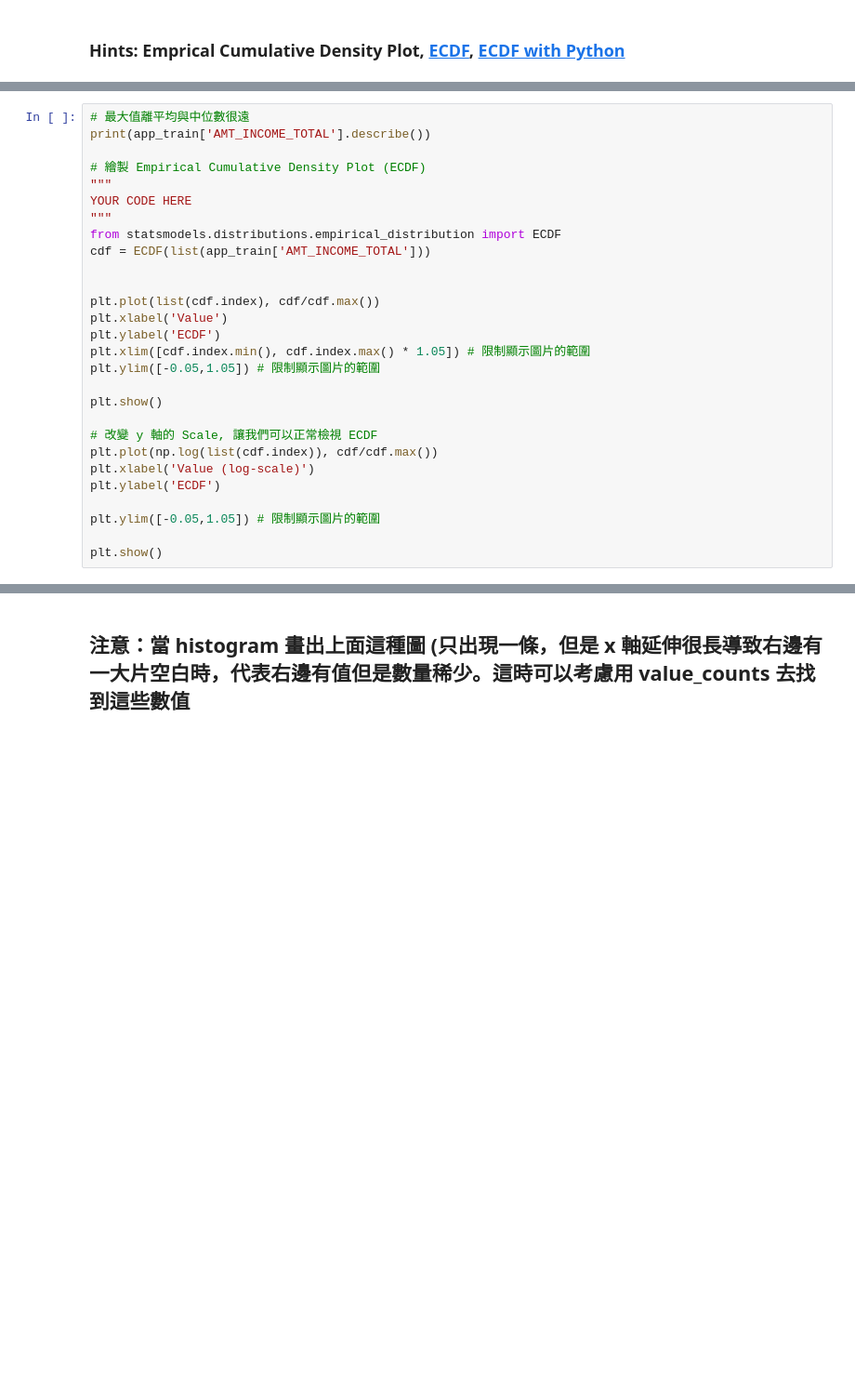
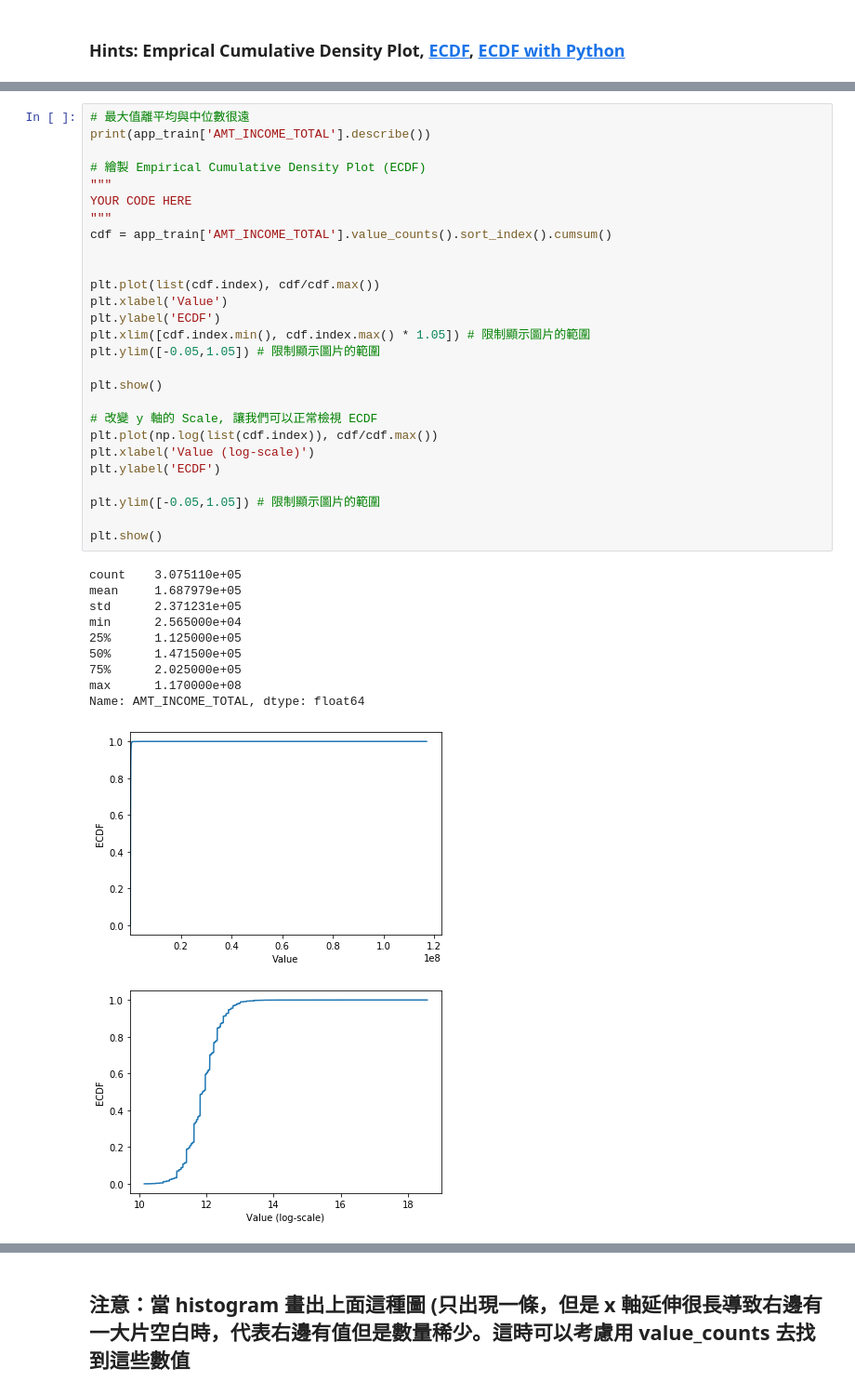
Before and after one commit to yooooyo/1st-DL-CVMarathon, a Jupyter notebook: Day9/Day_009_HW.ipynb, the cells around one changed output, grey strips where cells are left out. Shown: that part at 93% size. Cells and saved outputs as stored; diff of their text form; blank space fills up the shorter version.

```diff
--- a/Day9/Day_009_HW.ipynb
+++ b/Day9/Day_009_HW.ipynb
@@ -92,31 +178,42 @@ for col in outliers:
 # %%
 # 最大值離平均與中位數很遠
 print(app_train['AMT_INCOME_TOTAL'].describe())
 
 # 繪製 Empirical Cumulative Density Plot (ECDF)
 """
 YOUR CODE HERE
 """
-from statsmodels.distributions.empirical_distribution import ECDF
-cdf = ECDF(list(app_train['AMT_INCOME_TOTAL']))
+cdf = app_train['AMT_INCOME_TOTAL'].value_counts().sort_index().cumsum()
 
 
 plt.plot(list(cdf.index), cdf/cdf.max())
 plt.xlabel('Value')
 plt.ylabel('ECDF')
 plt.xlim([cdf.index.min(), cdf.index.max() * 1.05]) # 限制顯示圖片的範圍
 plt.ylim([-0.05,1.05]) # 限制顯示圖片的範圍
 
 plt.show()
 
 # 改變 y 軸的 Scale, 讓我們可以正常檢視 ECDF
 plt.plot(np.log(list(cdf.index)), cdf/cdf.max())
 plt.xlabel('Value (log-scale)')
 plt.ylabel('ECDF')
 
 plt.ylim([-0.05,1.05]) # 限制顯示圖片的範圍
 
 plt.show()
+# %% [output]
+count    3.075110e+05
+mean     1.687979e+05
+std      2.371231e+05
+min      2.565000e+04
+25%      1.125000e+05
+50%      1.471500e+05
+75%      2.025000e+05
+max      1.170000e+08
+Name: AMT_INCOME_TOTAL, dtype: float64
+[figure, added]
+[figure, added]
 # %% [markdown]
 ## 補充：Normal dist 的 ECDF
 ![ecdf_normal](https://au.mathworks.com/help/examples/stats/win64/PlotEmpiricalCdfAndCompareWithSamplingDistributionExample_01.png)
```
Also changed, not shown: parts of 11 cells of this notebook.
